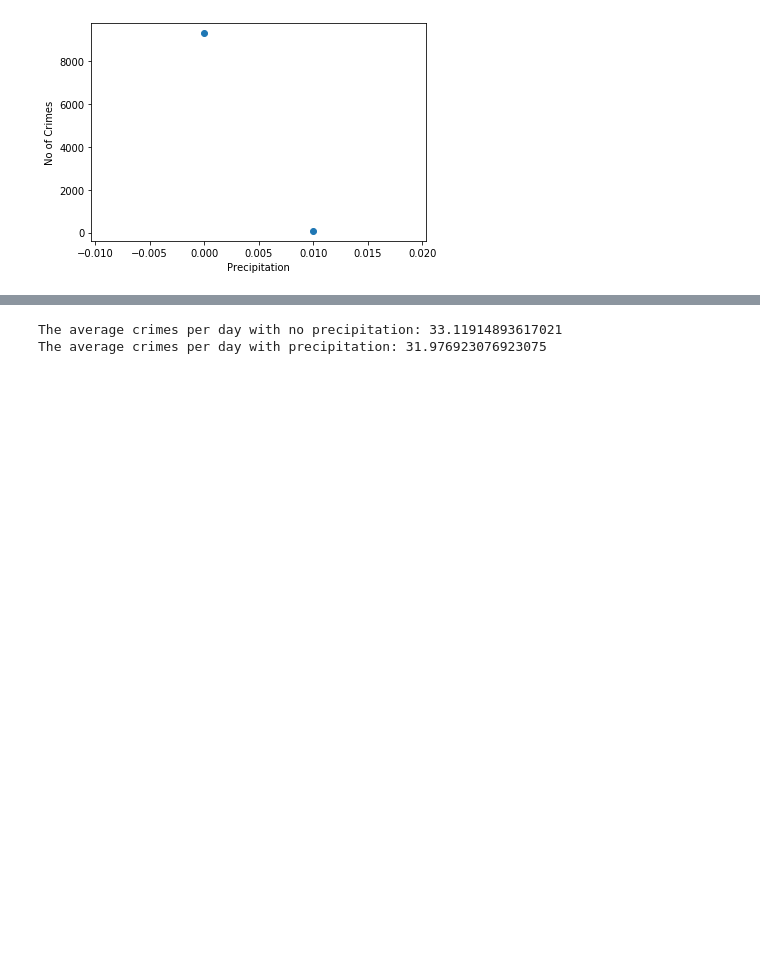
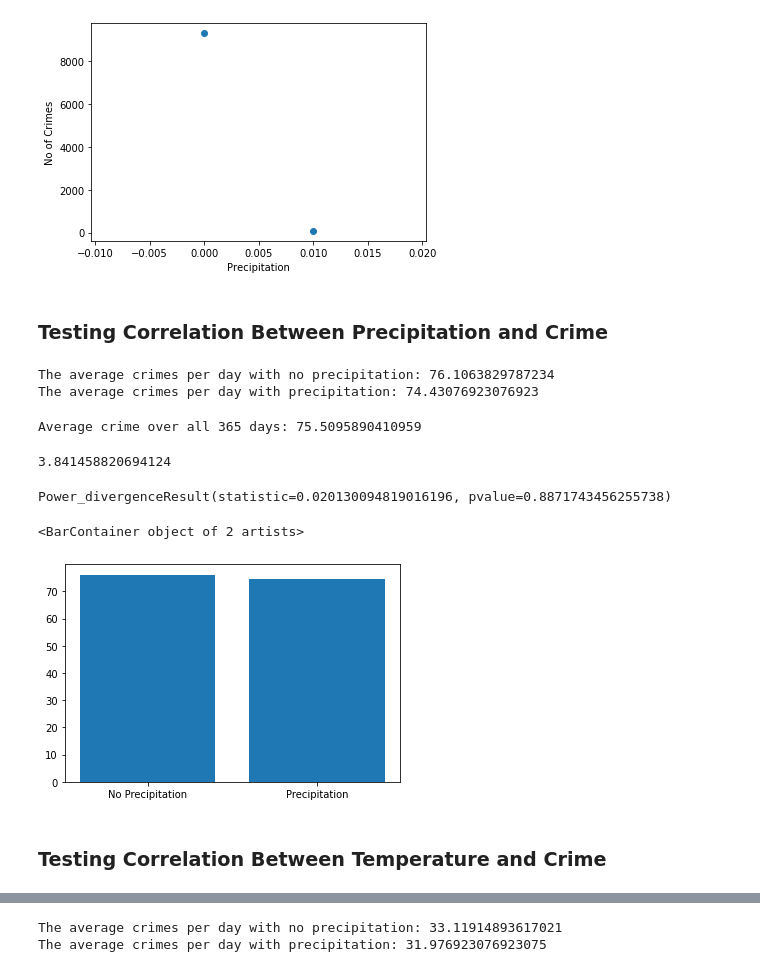
Before and after one commit to b-wild/Project_One_Group_2, a Jupyter notebook: Q3-4_Correlation.ipynb, the cells around one changed output, grey strips where cells are left out. Saved outputs shown, nothing was run; the diff lists cells and outputs as text; code cells hidden in the pictures; blank space fills up the shorter version.

```diff
--- a/Q3-4_Correlation.ipynb
+++ b/Q3-4_Correlation.ipynb
@@ -181,3 +181,69 @@ plt.ylabel('No of Crimes')
 plt.show()
 # %% [output]
 [figure]
+# %% [markdown]
+### Testing Correlation Between Precipitation and Crime
+# %%
+# Finding average crime per day precipitation vs. no precipitation
+precip_col = np.where((data['Total Precipitation (in)']) > 0, 'Precipitation', 'No Precipitation')
+data['Precipitation'] = precip_col
+data.groupby(['Precipitation', 'Start Date']).count()
+
+no_precip = data.loc[data['Precipitation'] == 'No Precipitation', :]
+no_precip_group = pd.DataFrame(no_precip.groupby('Start Date').count())
+avg_crime_no_precip = (no_precip_group['ID']).mean()
+print(f"The average crimes per day with no precipitation: {avg_crime_no_precip}")
+
+precip = data.loc[data['Precipitation'] == 'Precipitation', :]
+precip_group = pd.DataFrame(precip.groupby('Start Date').count())
+avg_crime_precip = (precip_group['ID']).mean()
+avg_crime_precip
+print(f"The average crimes per day with precipitation: {avg_crime_precip}")
+# %% [output]
+The average crimes per day with no precipitation: 76.1063829787234
+The average crimes per day with precipitation: 74.43076923076923
+# %%
+# Chi-Squared Analysis
+observed = pd.Series([76.1063829787234, 74.43076923076923], index=['No Precipitation', 'Precipitation'])
+chi_df = pd.DataFrame([observed]).T
+
+# Expected avg crime per day
+grouped = pd.DataFrame(data.groupby('Start Date').count())
+avg_crime_total = grouped['ID'].mean()
+print(f"Average crime over all 365 days: {avg_crime_total}")
+
+# Column of expected values
+chi_df[1] = avg_crime_total
+chi_df.columns = ['observed', 'expected']
+
+# Degrees of freedom 2 - 1 = 1
+# With a p-value of 0.05, the confidence level is 1.00-0.05 = 0.95.
+critical_value = st.chi2.ppf(q = 0.95, df = 1)
+critical_value
+# %% [output]
+Average crime over all 365 days: 75.5095890410959
+3.841458820694124
+# %%
+# Chi Squared
+st.chisquare(chi_df['observed'], chi_df['expected'])
+# %% [output]
+Power_divergenceResult(statistic=0.020130094819016196, pvalue=0.8871743456255738)
+# %%
+# Visualization
+x_axis = ['No Precipitation', "Precipitation"]
+y_axis = [avg_crime_no_precip, avg_crime_precip]
+plt.bar(x_axis, y_axis)
+# plt.title("""Total Number of Crimes Reported
+# Precipitation vs. No Precipitation""")
+# plt.xticks(tick_locations, precip)
+# plt.xlabel('Precipitation')
+# plt.ylabel('Crimes Reported')
+# plt.ylim(top=30000)
+# for index,data in enumerate((crime_weather.groupby(precip_col).count()['ID'])):
+#     plt.text(x=index , y=data+250 , s=f"{data}", ha='center')
+# plt.show()
+# %% [output]
+<BarContainer object of 2 artists>
+[figure, added]
+# %% [markdown]
+### Testing Correlation Between Temperature and Crime
```
Also changed, not shown: parts of 14 cells of this notebook.
